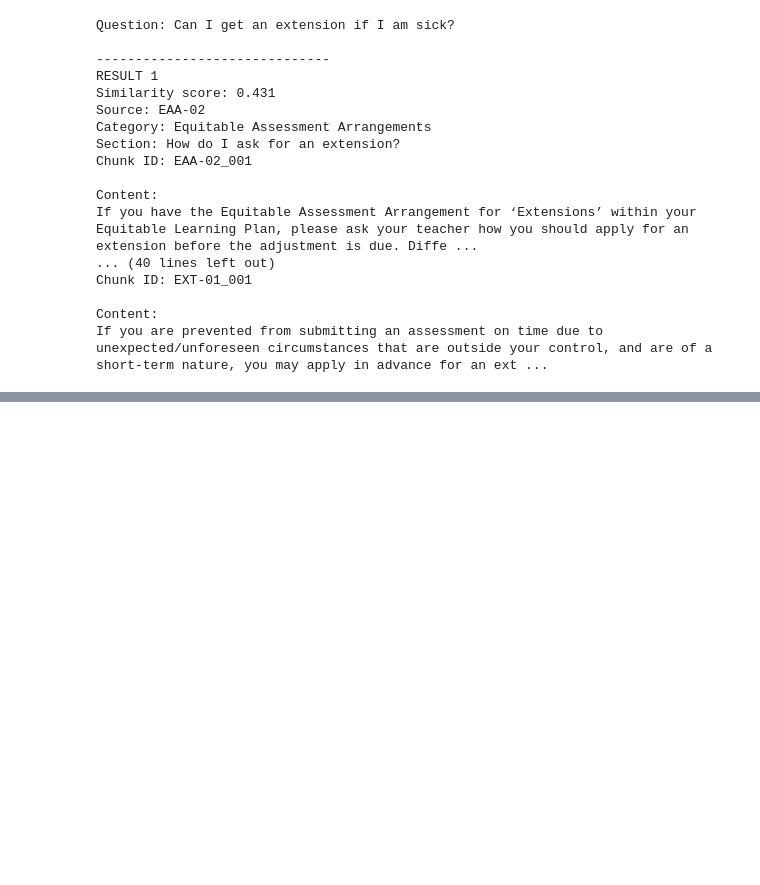
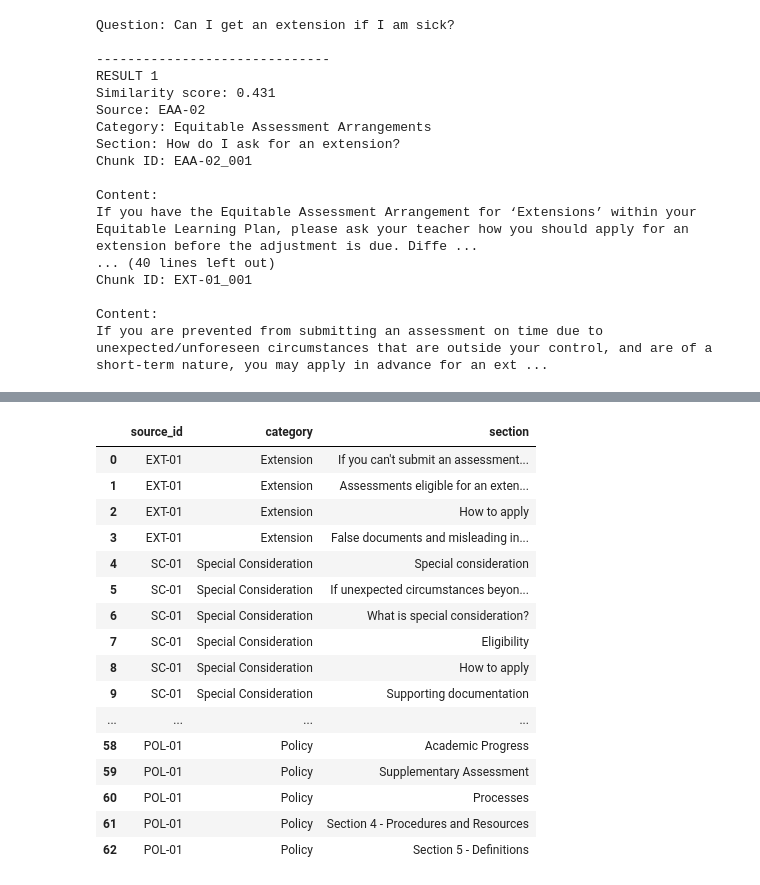
Before and after one commit to S4199668/walert-group64, a Jupyter notebook: version_2/Final_1.ipynb, the cells around one changed output, grey strips where cells are left out. Cells and saved outputs as stored; diff of their text form; code cells hidden in the pictures; blank space fills up the shorter version.

```diff
--- a/version_2/Final_1.ipynb
+++ b/version_2/Final_1.ipynb
@@ -1335,0 +1352,26 @@ If you are prevented from submitting an assessment on time due to unexpected/unf
+# %%
+pd.set_option("display.max_rows", None)
+
+display(
+    clean_df[["source_id", "category", "section"]]
+    .drop_duplicates()
+    .reset_index(drop=True)
+)
+# %% [output]
+|  | source_id | category | section |
+| 0 | EXT-01 | Extension | If you can't submit an assessment... |
+| 1 | EXT-01 | Extension | Assessments eligible for an exten... |
+| 2 | EXT-01 | Extension | How to apply |
+| 3 | EXT-01 | Extension | False documents and misleading in... |
+| 4 | SC-01 | Special Consideration | Special consideration |
+| 5 | SC-01 | Special Consideration | If unexpected circumstances beyon... |
+| 6 | SC-01 | Special Consideration | What is special consideration? |
+| 7 | SC-01 | Special Consideration | Eligibility |
+| 8 | SC-01 | Special Consideration | How to apply |
+| 9 | SC-01 | Special Consideration | Supporting documentation |
+| ... | ... | ... | ... |
+| 58 | POL-01 | Policy | Academic Progress |
+| 59 | POL-01 | Policy | Supplementary Assessment |
+| 60 | POL-01 | Policy | Processes |
+| 61 | POL-01 | Policy | Section 4 - Procedures and Resources |
+| 62 | POL-01 | Policy | Section 5 - Definitions |
```
Also changed, not shown: parts of 2 cells of this notebook.
